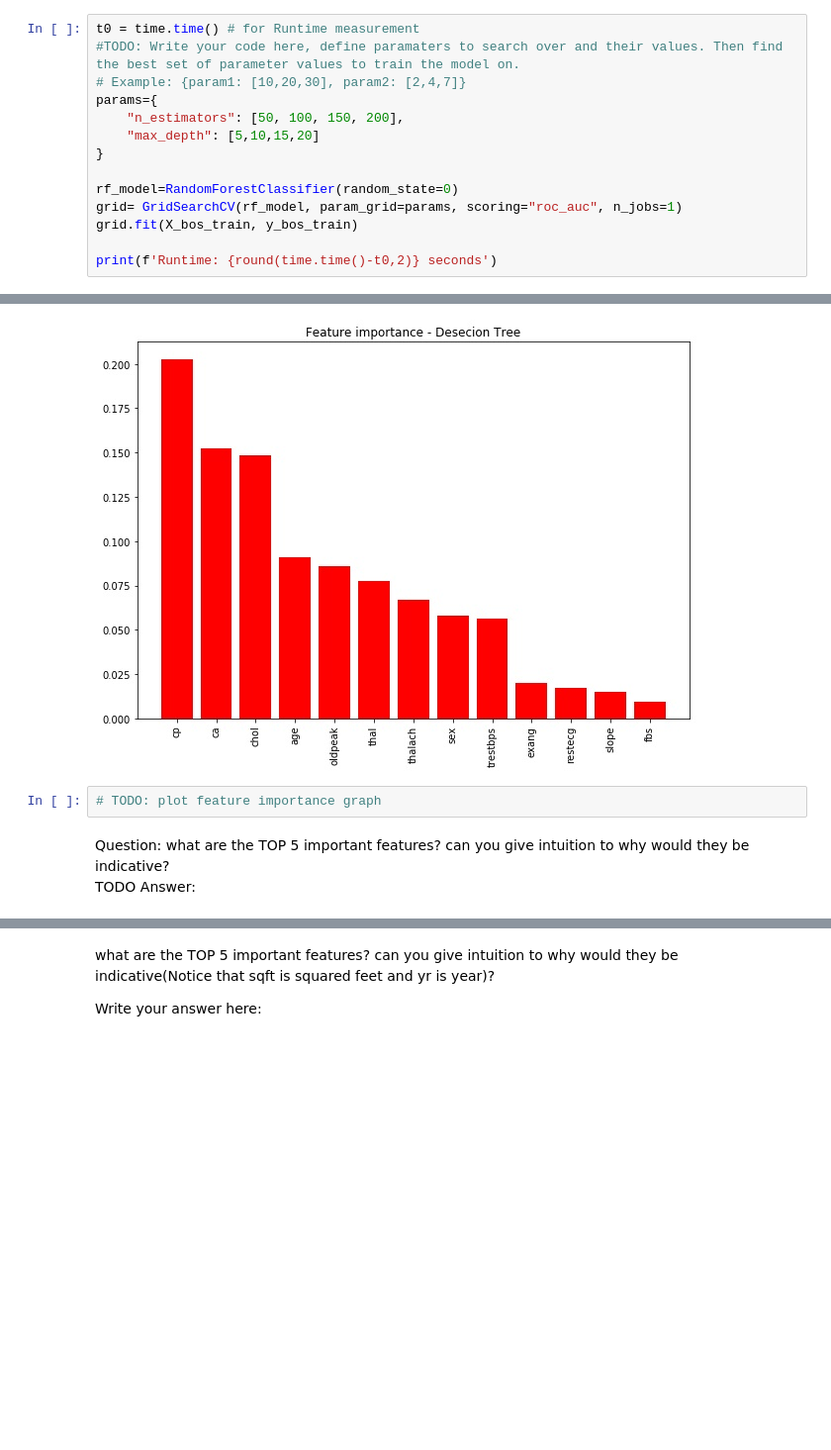
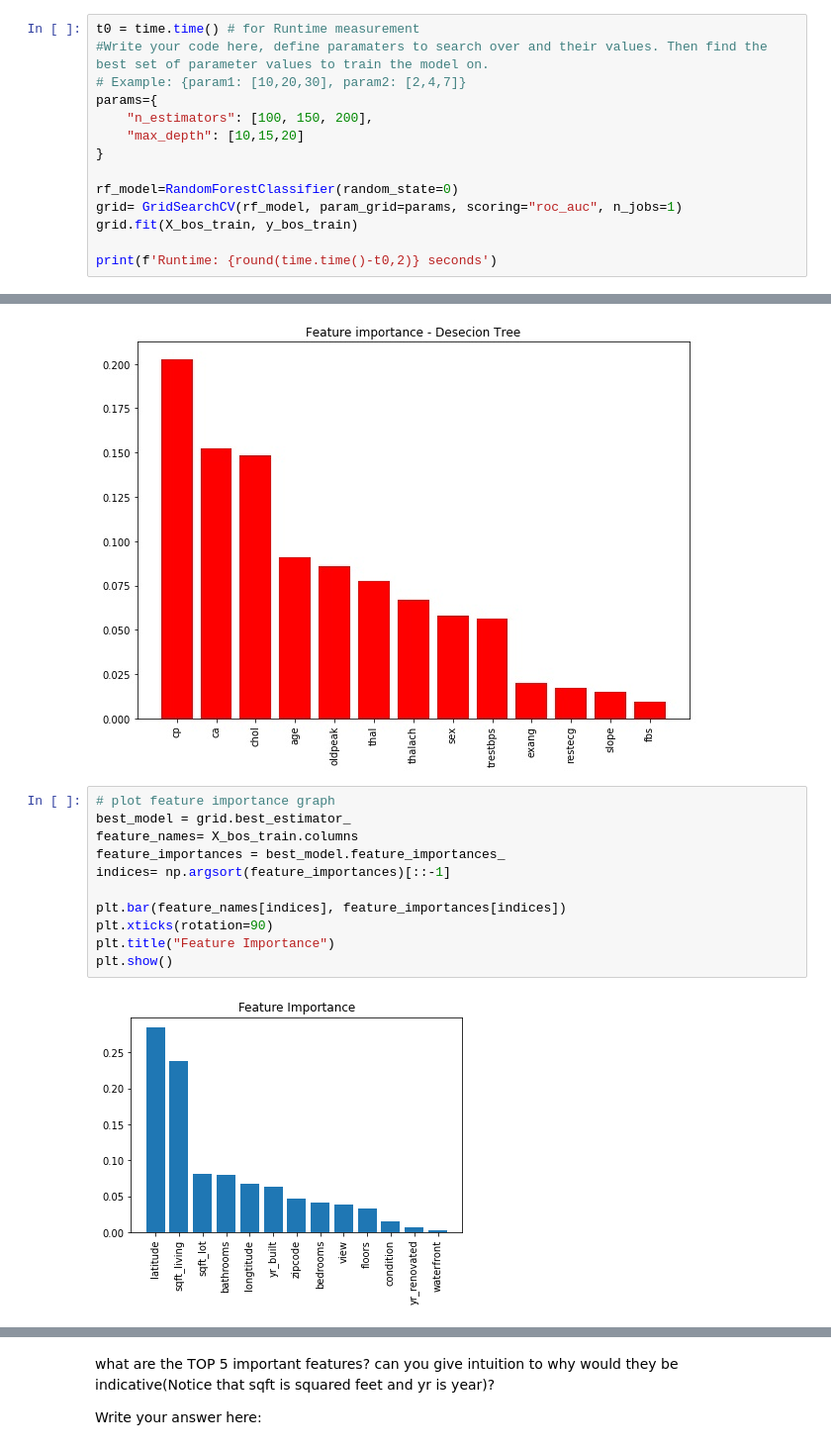
Before and after one commit to yoav-ro/TAU-HIGHTECH, a Jupyter notebook: Year 2/Machine learning/HW/HW4/HW4_322317348.ipynb, the cells around one changed output, grey strips where cells are left out. Shown at 99% size. Drawn from its saved outputs; the diff is of its cells as text; blank space fills up the shorter version.

```diff
--- a/Year 2/Machine learning/HW/HW4/HW4_322317348.ipynb
+++ b/Year 2/Machine learning/HW/HW4/HW4_322317348.ipynb
@@ -302,11 +292,11 @@ Run Random Forest Classifier on the train data, by using K-fold cross-validation
 - use random_state=0 in the RandomForestClassifier constructor for reproducability.
 # %%
 t0 = time.time() # for Runtime measurement
-#TODO: Write your code here, define paramaters to search over and their values. Then find the best set of parameter values to train the model on.
+#Write your code here, define paramaters to search over and their values. Then find the best set of parameter values to train the model on.
 # Example: {param1: [10,20,30], param2: [2,4,7]}
 params={
-    "n_estimators": [50, 100, 150, 200],
-    "max_depth": [5,10,15,20]
+    "n_estimators": [100, 150, 200],
+    "max_depth": [10,15,20]
 }
 
 rf_model=RandomForestClassifier(random_state=0)
@@ -341,8 +331,16 @@ Plot a graph of the features importance for your chosen model. what are the TOP
 Image(filename='example_part2c.jpg')
 # %% [output]
 [figure]
-# %%
-# TODO: plot feature importance graph
-# %% [markdown]
-Question: what are the TOP 5 important features? can you give intuition to why would they be indicative? <br>
-TODO Answer:
+# %%
+# plot feature importance graph
+best_model = grid.best_estimator_
+feature_names= X_bos_train.columns
+feature_importances = best_model.feature_importances_
+indices= np.argsort(feature_importances)[::-1]
+
+plt.bar(feature_names[indices], feature_importances[indices])
+plt.xticks(rotation=90)
+plt.title("Feature Importance")
+plt.show()
+# %% [output]
+[figure, added]
```
Also changed, not shown: parts of 11 cells of this notebook, 1 other file.
